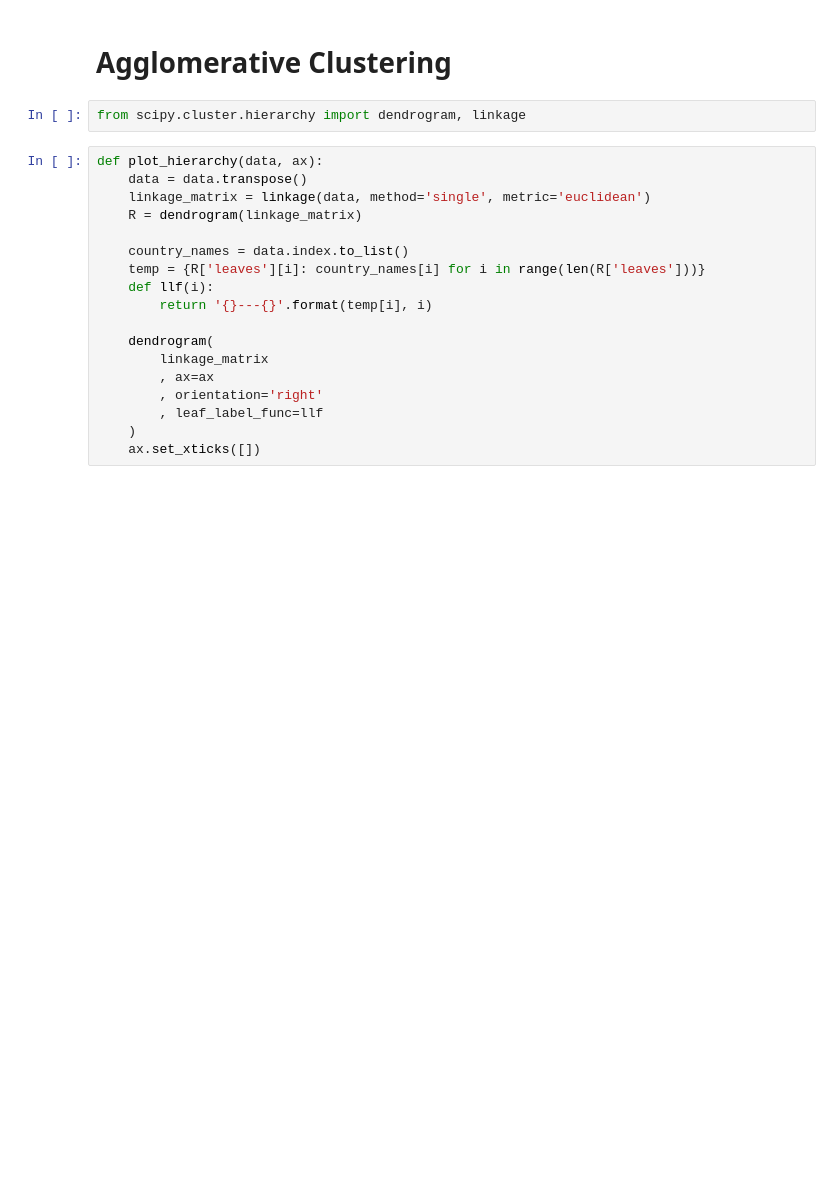
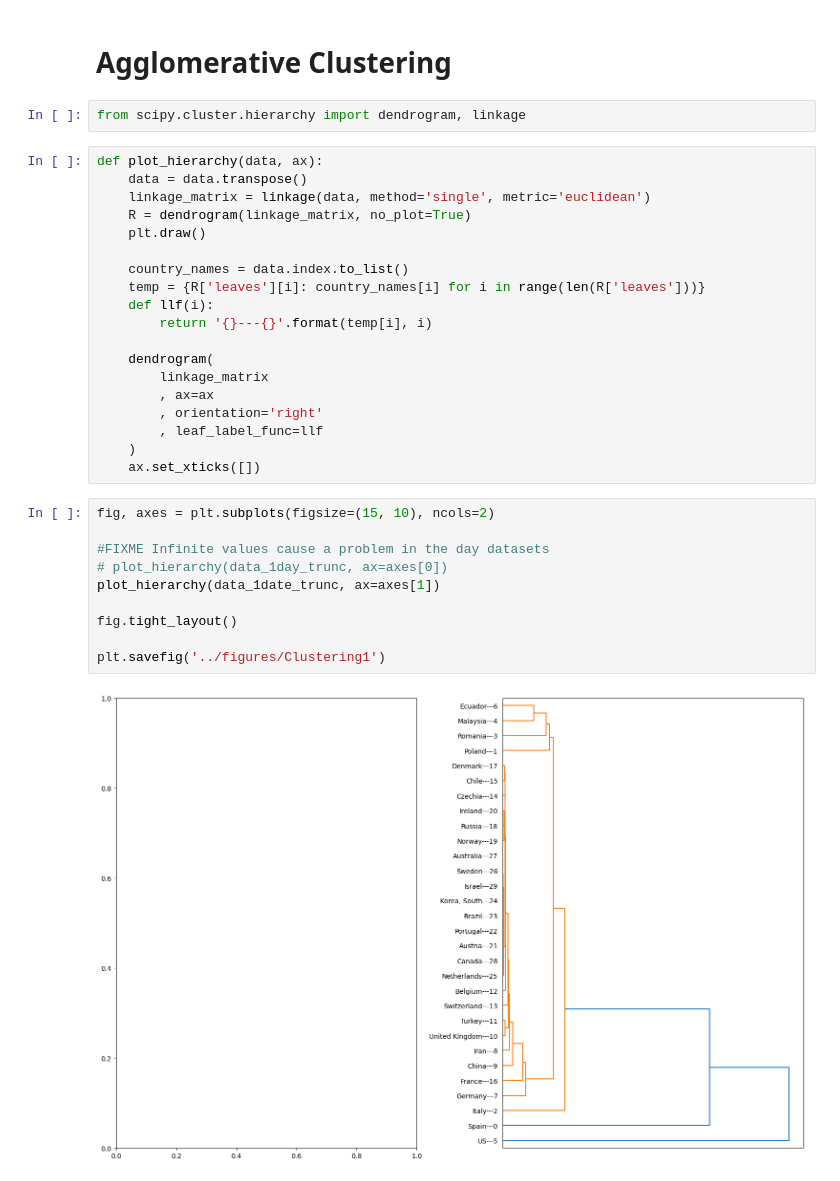
Before and after one commit to SebastianVeuskens/Covid-19-Clustering-Analysis, a Jupyter notebook: scripts/main.ipynb, the cells around one changed output. Saved outputs shown, nothing was run; the diff lists cells and outputs as text; blank space fills up the shorter version.

```diff
--- a/scripts/main.ipynb
+++ b/scripts/main.ipynb
@@ -205,7 +269,8 @@ from scipy.cluster.hierarchy import dendrogram, linkage
 def plot_hierarchy(data, ax):
     data = data.transpose()
     linkage_matrix = linkage(data, method='single', metric='euclidean')
-    R = dendrogram(linkage_matrix)
+    R = dendrogram(linkage_matrix, no_plot=True)
+    plt.draw()
 
     country_names = data.index.to_list()
     temp = {R['leaves'][i]: country_names[i] for i in range(len(R['leaves']))}
@@ -219,6 +284,18 @@ def plot_hierarchy(data, ax):
         , leaf_label_func=llf
     )
     ax.set_xticks([])
+# %%
+fig, axes = plt.subplots(figsize=(15, 10), ncols=2)
+
+#FIXME Infinite values cause a problem in the day datasets
+# plot_hierarchy(data_1day_trunc, ax=axes[0])
+plot_hierarchy(data_1date_trunc, ax=axes[1])
+
+fig.tight_layout()
+
+plt.savefig('../figures/Clustering1')
+# %% [output]
+[figure, added]
 # %%
 fig, axes = plt.subplots(figsize=(15, 10), ncols=2)
 
```
Also changed, not shown: parts of 14 cells of this notebook.
